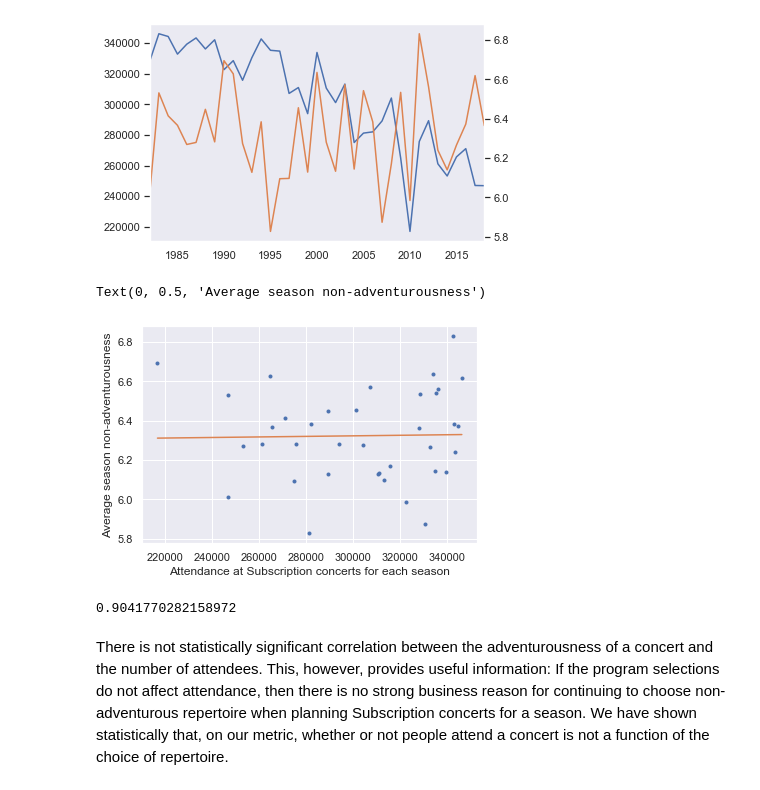
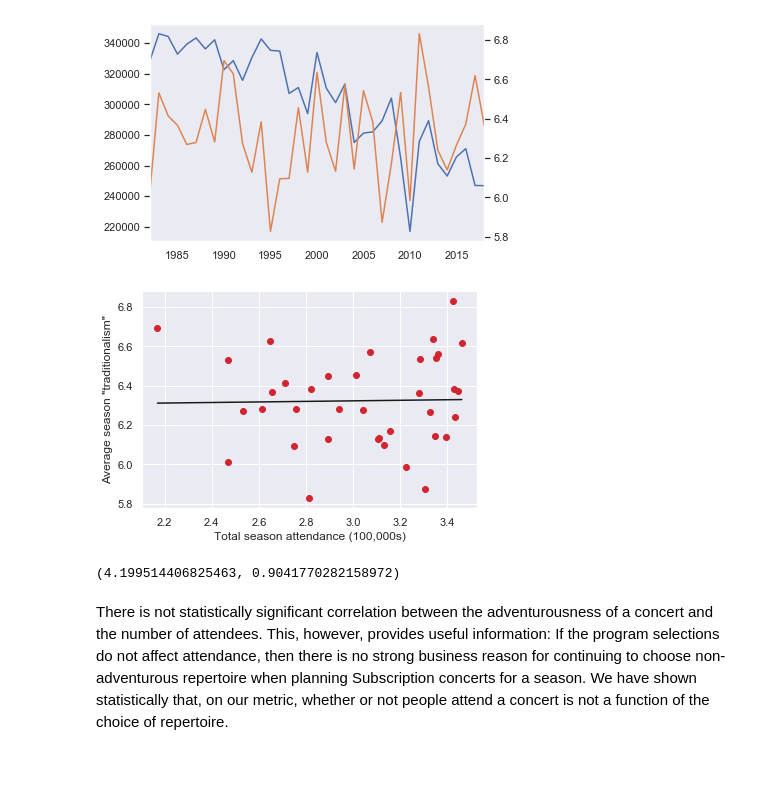
Before and after one commit to physinet/NY-Phil-EDA, a Jupyter notebook: EDA.ipynb, the cells around one changed output. Drawn from its saved outputs; the diff is of its cells as text; code cells hidden in the pictures.

```diff
--- a/EDA.ipynb
+++ b/EDA.ipynb
@@ -663,18 +663,18 @@ ax2.grid(False)
 from scipy.stats import linregress
 # %%
 fig, ax = plt.subplots()
-ax.plot(attendance, safety, '.')
+ax.plot(attendance/100000, safety, 'o', color=nyphilcolor)
 m,b,r,p,_ = linregress(attendance, safety)
-ax.plot(np.sort(attendance), np.sort(attendance)*m + b)
-ax.set_xlabel('Attendance at Subscription concerts for each season')
-ax.set_ylabel('Average season non-adventurousness')
+ax.plot(np.sort(attendance)/100000, np.sort(attendance)*m + b, color='k')
+ax.set_xlabel('Total season attendance (100,000s)')
+ax.set_ylabel('Average season \"traditionalism"')
+fig.savefig('plots/attendance.png', bbox_inches='tight', dpi=400)
 # %% [output]
-Text(0, 0.5, 'Average season non-adventurousness')
-[figure, old version]
+[figure, new version]
-# %%
-p
-# %% [output]
-0.9041770282158972
+# %%
+r**2/1e-4, p
+# %% [output]
+(4.199514406825463, 0.9041770282158972)
 # %% [markdown]
 There is not statistically significant correlation between the adventurousness of a concert and the number of attendees. This, however, provides useful information: If the program selections do not affect attendance, then there is no strong business reason for continuing to choose non-adventurous repertoire when planning Subscription concerts for a season. We have shown statistically that, on our metric, whether or not people attend a concert is not a function of the choice of repertoire.
 # %% [markdown]
```
Also changed, not shown: parts of 4 cells of this notebook, 6 other files.
